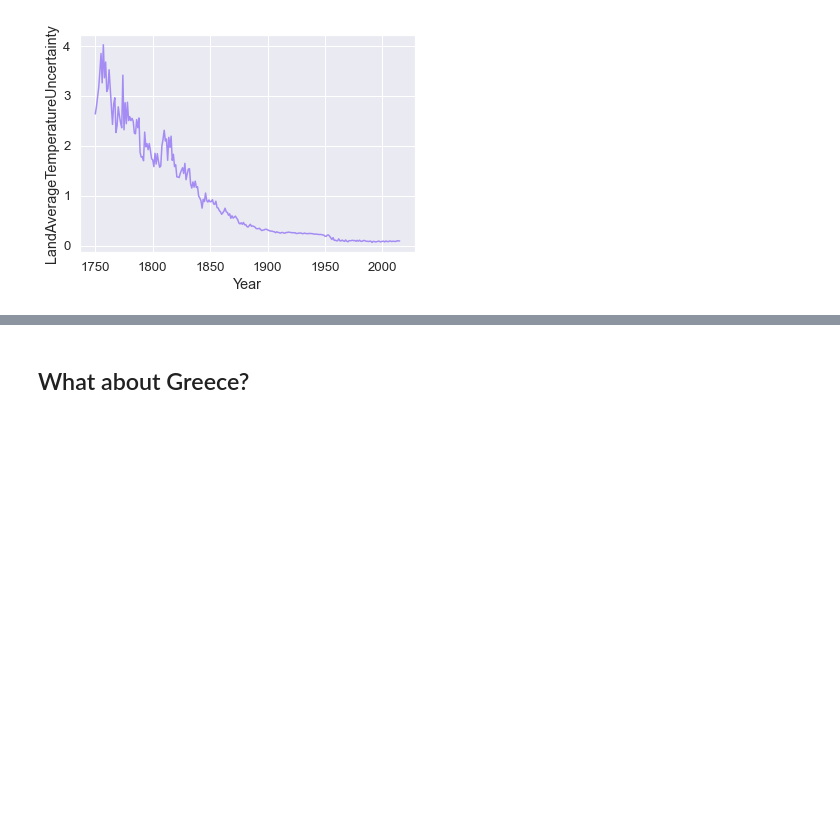
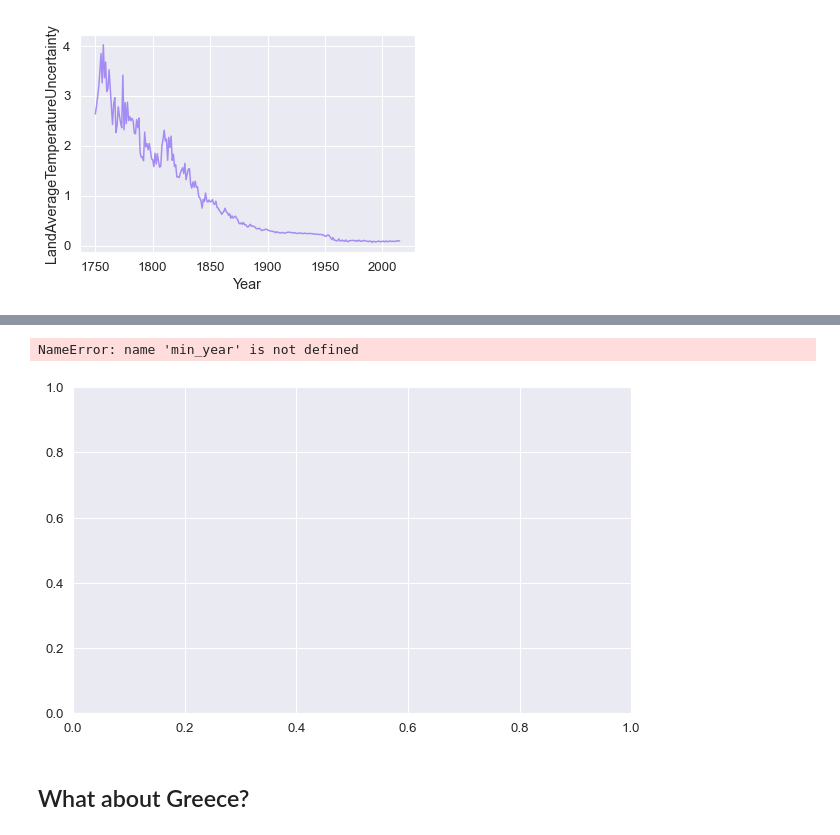
Before and after one commit to a-gantzia/Climate_change_analysis, a Jupyter notebook: Global_Warming_EDA.ipynb, the cells around one changed output, grey strips where cells are left out. Drawn from its saved outputs; the diff is of its cells as text; code cells hidden in the pictures; blank space fills up the shorter version.

```diff
--- a/Global_Warming_EDA.ipynb
+++ b/Global_Warming_EDA.ipynb
@@ -93,15 +61,27 @@ with sns.axes_style("darkgrid"):
 #temp_global = temp_global[temp_global.Year>=1850]
 # %%
 fig, ax = plt.subplots(figsize=(10, 6)) # let's make it bigger
+
+plt.xlim(min_year, max_year)
+ax.grid(False)
+ax.set_ylabel('Average Temperature / Uncertainty')
+ax.set_xlabel('Year')
+ax.set_title('Average Land Temperature (& its Uncertainty) on Earth 1850-2015')
+
 camera = Camera(fig)# the camera gets our figure
 x = temp_global.Year
-y = temp_global.LandAverageTemperature
+y1 = temp_global.LandAverageTemperature
+y2 = temp_global.LandAverageTemperatureUncertainty
 for i in range(len(x)):
     x_t = x[:i] # current year
-    y_t = y[:i] # current temp
-    ax.plot(x_t, y_t, c='blue')
+    y_t1 = y1[:i] # current temp
+    y_t2 = y2[:i] # current temp error
+    ax.plot(x_t, y_t1, c='blue')
+    ax.plot(x_t, y_t2, c='red')
     camera.snap()
-animation = camera.animate(blit=False, interval=20)
+
+ax.legend(['Average Temperature','Temperature Uncertainty'], loc='left')
+animation = camera.animate(interval=10, repeat = False)
 plt.close() #Stop the empty plot from displaying
 animation.save('global_temp.gif', writer='pillow')
 HTML(animation.to_html5_video())
@@ -110,3 +89,5 @@ HTML(animation.to_html5_video())
+NameError: name 'min_year' is not defined
+[figure, added]
 # %%
 #temp_country.Country.value_counts()
 #temp_city.shape
```
Also changed, not shown: parts of 20 cells of this notebook, 1 other file.
